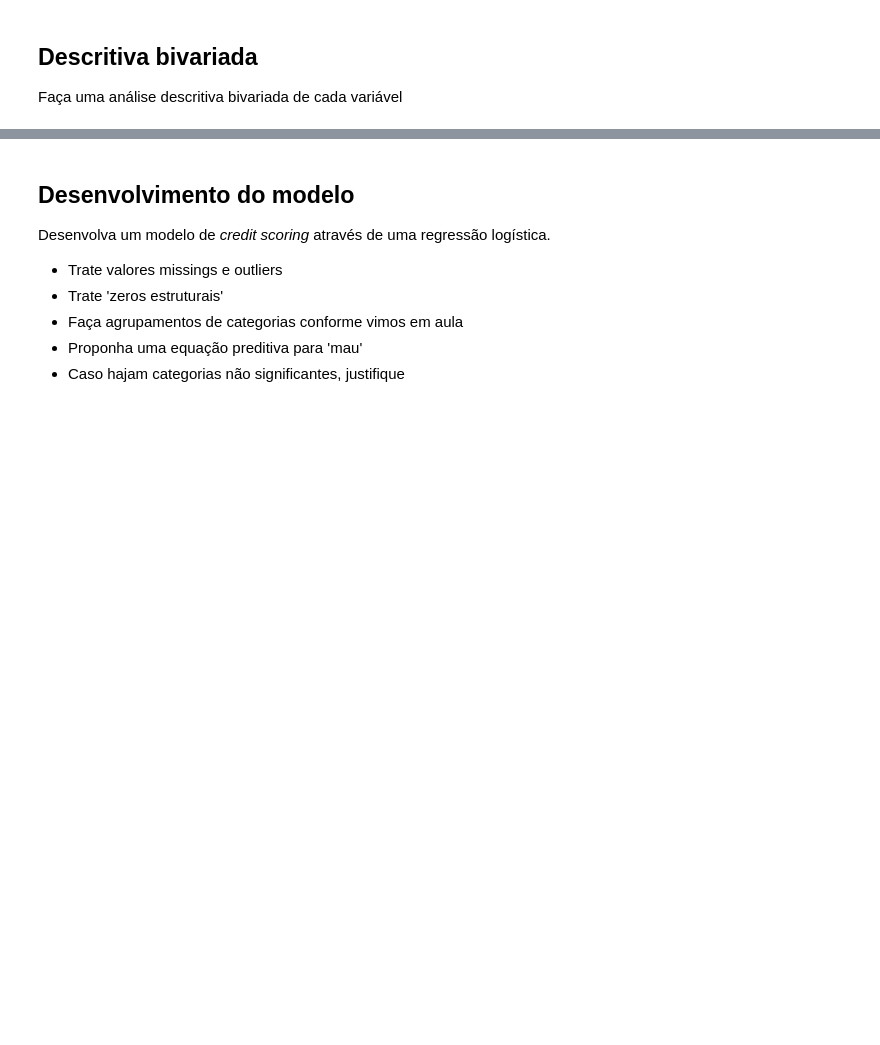
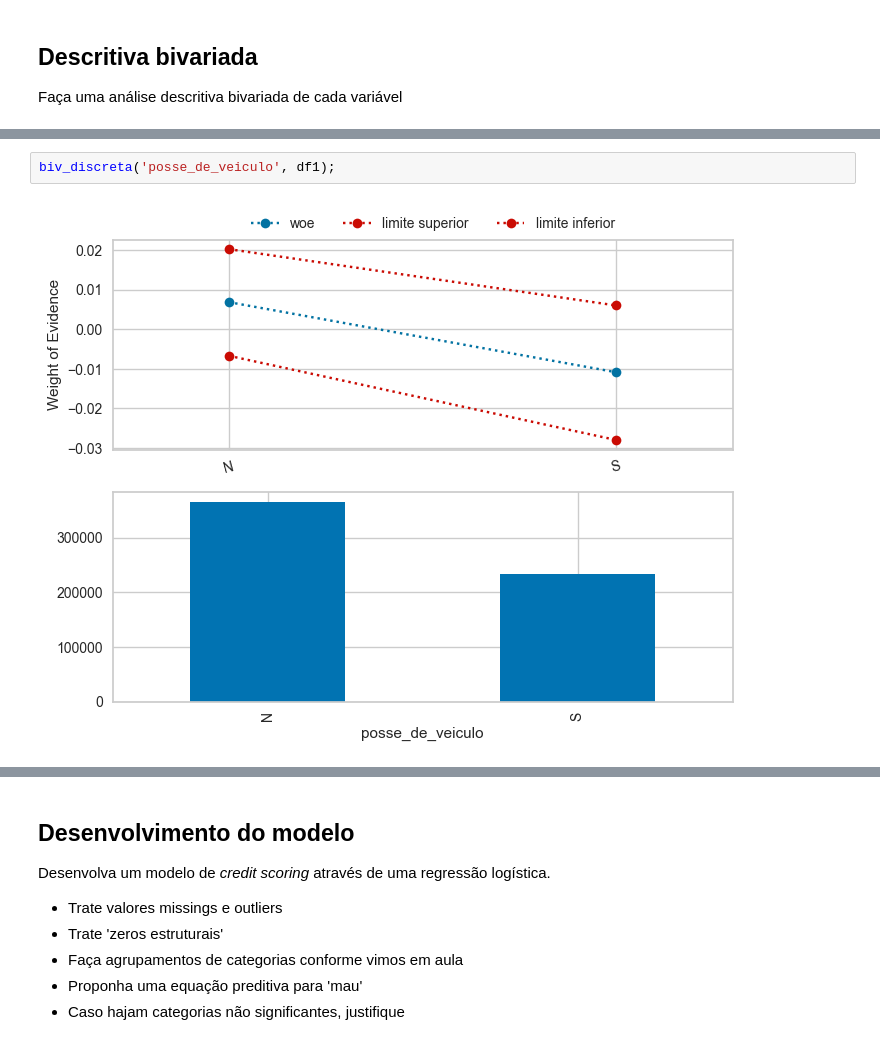
Before and after one commit to raafarosa/Ebac_Data_Scientist_Gen, a Jupyter notebook: Module_38_Streamlit_FinalProject/Final_Project/md38-Model-Creation.ipynb, the cells around one changed output, grey strips where cells are left out. Cells and saved outputs as stored; diff of their text form; blank space fills up the shorter version.

```diff
--- a/Module_38_Streamlit_FinalProject/Final_Project/md38-Model-Creation.ipynb
+++ b/Module_38_Streamlit_FinalProject/Final_Project/md38-Model-Creation.ipynb
@@ -322,0 +334,4 @@ Text(0.5, 1.0, 'Proporção de mau para intervalos de renda')
+# %%
+biv_discreta('posse_de_veiculo', df1);
+# %% [output]
+[figure, added]
```
Also changed, not shown: parts of 132 cells of this notebook, 2 other files.
